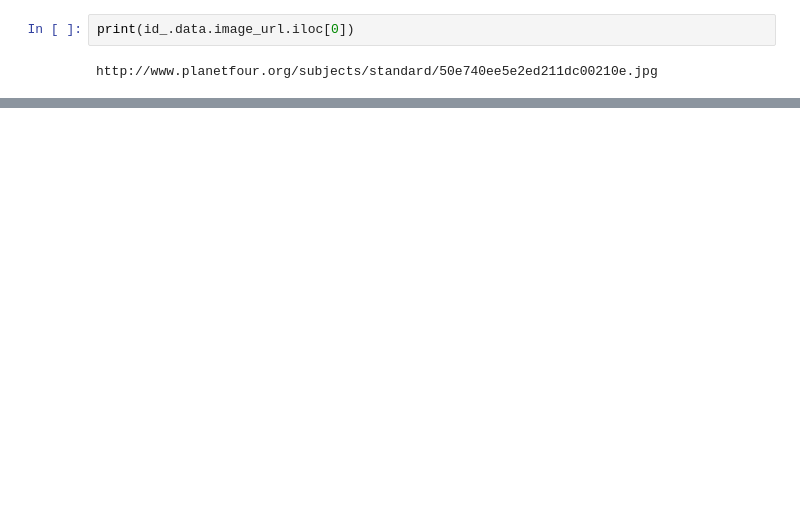
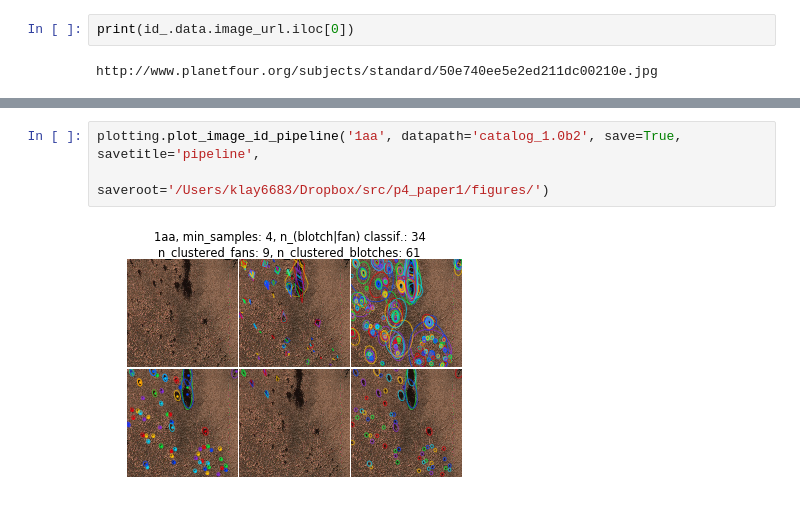
Before and after one commit to michaelaye/planet4, a Jupyter notebook: notebooks/io development.ipynb, the cells around one changed output, grey strips where cells are left out. Drawn from its saved outputs; the diff is of its cells as text; blank space fills up the shorter version.

```diff
--- a/notebooks/io development.ipynb
+++ b/notebooks/io development.ipynb
@@ -11,0 +65,5 @@ http://www.planetfour.org/subjects/standard/50e740ee5e2ed211dc00210e.jpg
+# %%
+plotting.plot_image_id_pipeline('1aa', datapath='catalog_1.0b2', save=True, savetitle='pipeline',
+                                saveroot='/Users/klay6683/Dropbox/src/p4_paper1/figures/')
+# %% [output]
+[figure, added]
```
Also changed, not shown: parts of 14 cells of this notebook, 19 other files.
